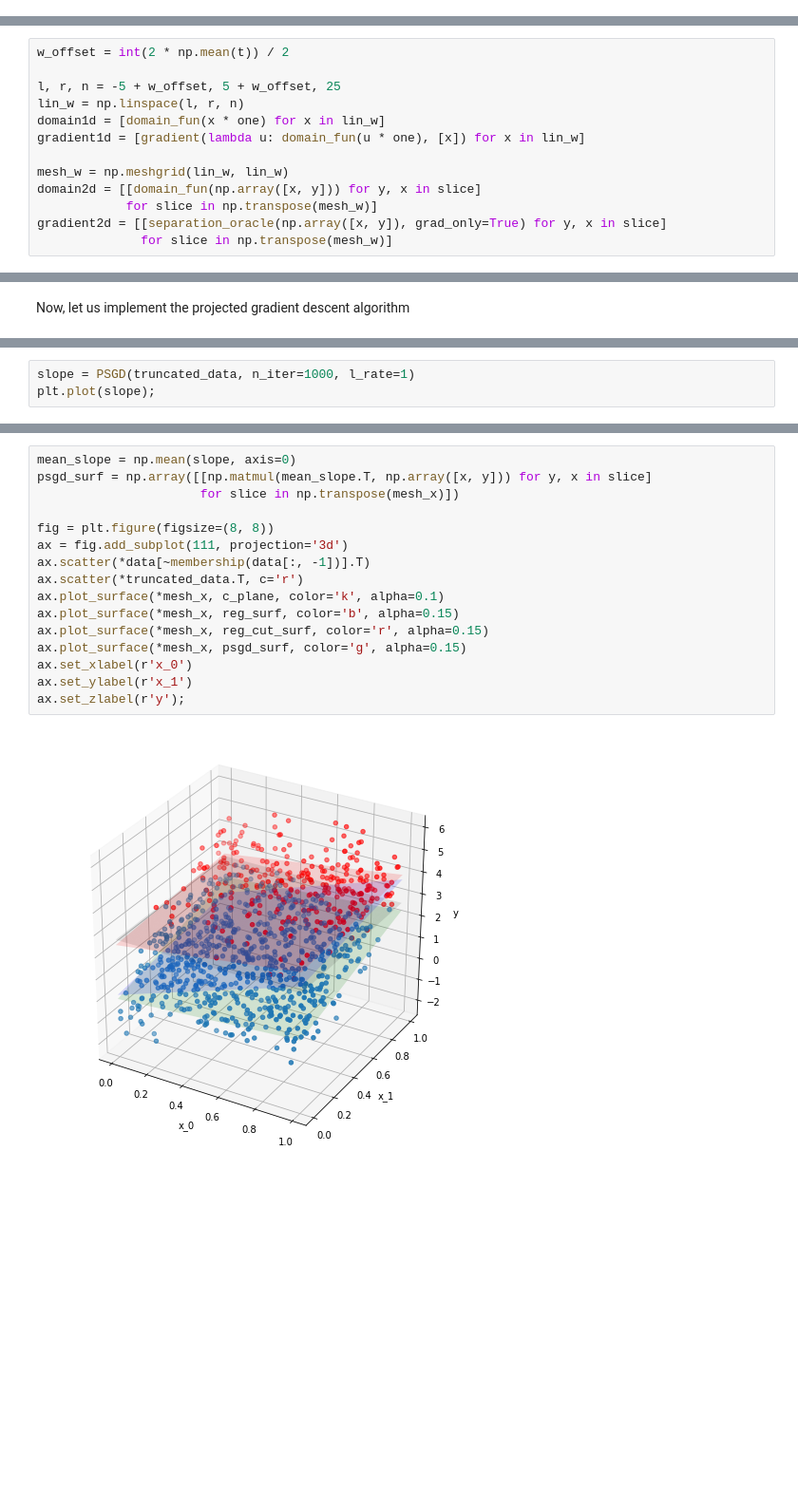
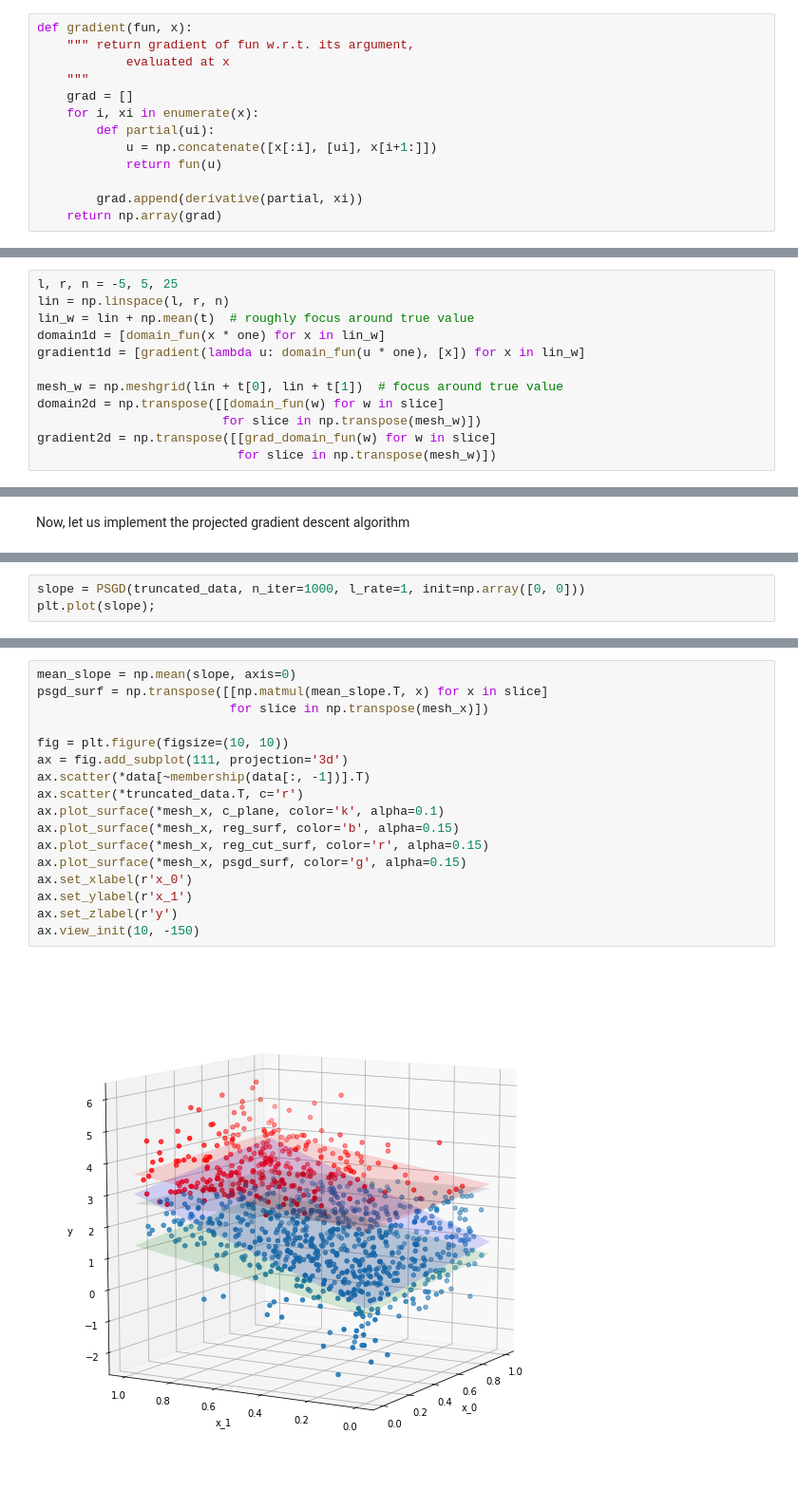
Before and after one commit to phylyc/trunc_lin_reg, a Jupyter notebook: truncated_data_learning.ipynb, the cells around one changed output, grey strips where cells are left out. Shown at 95% size. Saved outputs shown, nothing was run; the diff lists cells and outputs as text; blank space fills up the shorter version.

```diff
--- a/truncated_data_learning.ipynb
+++ b/truncated_data_learning.ipynb
@@ -154,0 +168,13 @@ from scipy.misc import derivative
+# %%
+def gradient(fun, x):
+    """ return gradient of fun w.r.t. its argument,
+            evaluated at x
+    """
+    grad = []
+    for i, xi in enumerate(x):
+        def partial(ui):
+            u = np.concatenate([x[:i], [ui], x[i+1:]])
+            return fun(u)
+
+        grad.append(derivative(partial, xi))
+    return np.array(grad)
@@ -234,18 +204,17 @@ def separation_oracle(u, grad_only=False):
 # %% [markdown]
 Let's have a look at the domain function and its gradient:
 # %%
-w_offset = int(2 * np.mean(t)) / 2
-
-l, r, n = -5 + w_offset, 5 + w_offset, 25
-lin_w = np.linspace(l, r, n)
+l, r, n = -5, 5, 25
+lin = np.linspace(l, r, n)
+lin_w = lin + np.mean(t)  # roughly focus around true value
 domain1d = [domain_fun(x * one) for x in lin_w]
 gradient1d = [gradient(lambda u: domain_fun(u * one), [x]) for x in lin_w]
 
-mesh_w = np.meshgrid(lin_w, lin_w)
-domain2d = [[domain_fun(np.array([x, y])) for y, x in slice]
-            for slice in np.transpose(mesh_w)]
-gradient2d = [[separation_oracle(np.array([x, y]), grad_only=True) for y, x in slice]
-              for slice in np.transpose(mesh_w)]
+mesh_w = np.meshgrid(lin + t[0], lin + t[1])  # focus around true value
+domain2d = np.transpose([[domain_fun(w) for w in slice]
+                         for slice in np.transpose(mesh_w)])
+gradient2d = np.transpose([[grad_domain_fun(w) for w in slice]
+                           for slice in np.transpose(mesh_w)])
 # %%
 fig = plt.figure(figsize=(16, 6))
 ax = fig.add_subplot(121)
@@ -368,4 +353,4 @@ We will now apply the projected stochastic gradient descent:
 # %%
-slope = PSGD(truncated_data, n_iter=1000, l_rate=1)
+slope = PSGD(truncated_data, n_iter=1000, l_rate=1, init=np.array([0, 0]))
 plt.plot(slope);
 # %% [output]
@@ -420,19 +402,20 @@ This plot shows the contours of the domain function, this time with the expectat
 Now, we can compare again against our data and see how we did:
 # %%
 mean_slope = np.mean(slope, axis=0)
-psgd_surf = np.array([[np.matmul(mean_slope.T, np.array([x, y])) for y, x in slice]
-                      for slice in np.transpose(mesh_x)])
+psgd_surf = np.transpose([[np.matmul(mean_slope.T, x) for x in slice]
+                          for slice in np.transpose(mesh_x)])
 
-fig = plt.figure(figsize=(8, 8))
+fig = plt.figure(figsize=(10, 10))
 ax = fig.add_subplot(111, projection='3d')
 ax.scatter(*data[~membership(data[:, -1])].T)
 ax.scatter(*truncated_data.T, c='r')
 ax.plot_surface(*mesh_x, c_plane, color='k', alpha=0.1)
 ax.plot_surface(*mesh_x, reg_surf, color='b', alpha=0.15)
 ax.plot_surface(*mesh_x, reg_cut_surf, color='r', alpha=0.15)
 ax.plot_surface(*mesh_x, psgd_surf, color='g', alpha=0.15)
 ax.set_xlabel(r'x_0')
 ax.set_ylabel(r'x_1')
-ax.set_zlabel(r'y');
+ax.set_zlabel(r'y')
+ax.view_init(10, -150)
 # %% [output]
-[figure, old version]
+[figure, new version]
```
Also changed, not shown: parts of 58 cells of this notebook.
